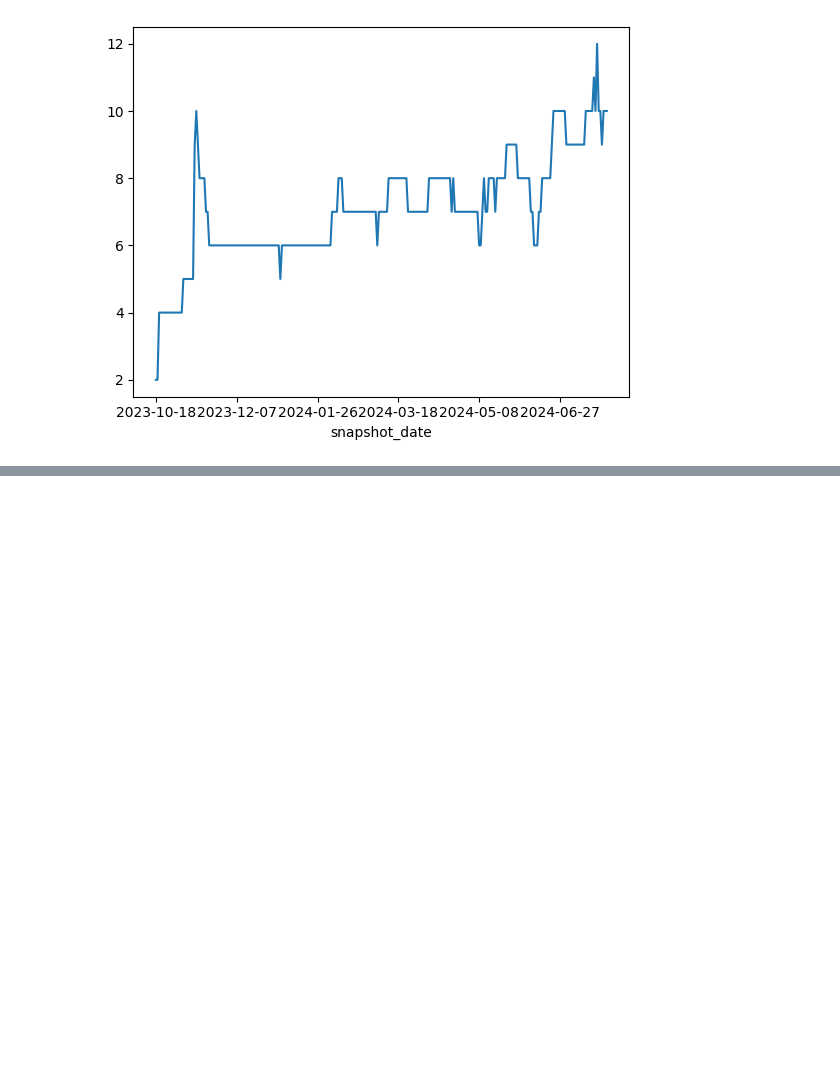
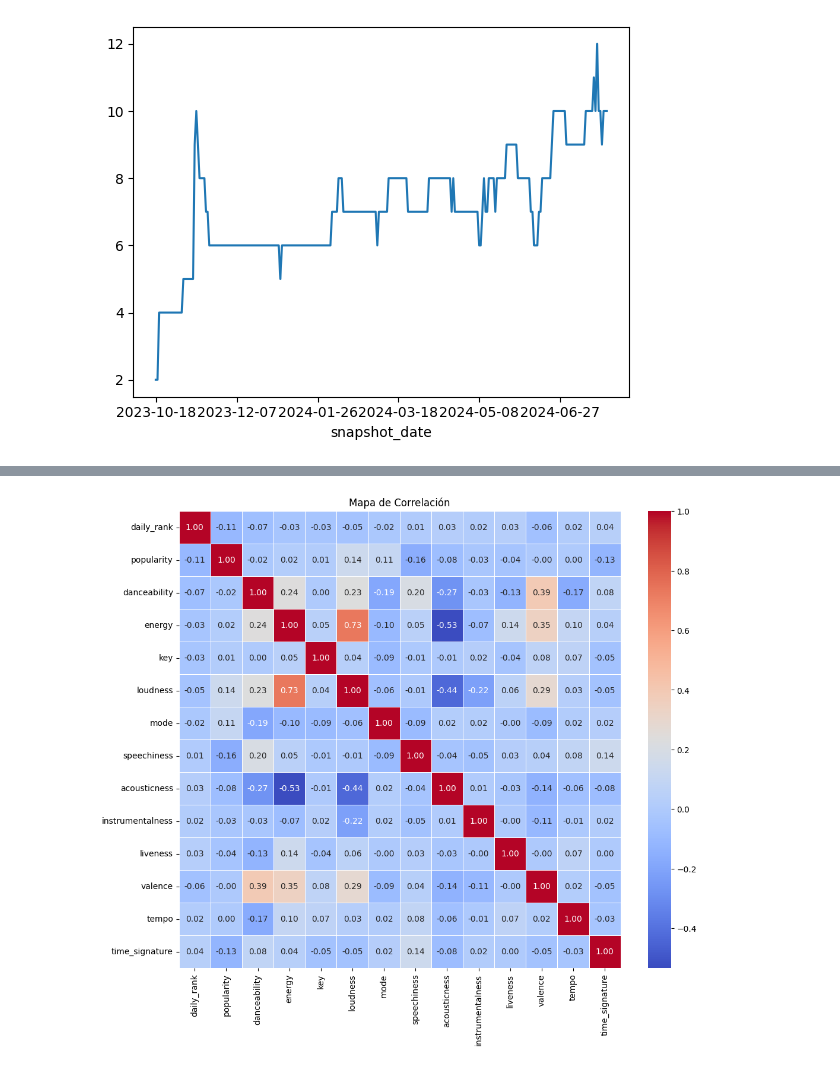
Before and after one commit to Erick0407/clase_07_spotify, a Jupyter notebook: 00_exploracion.ipynb, the cells around one changed output, grey strips where cells are left out. Cells and saved outputs as stored; diff of their text form; code cells hidden in the pictures; blank space fills up the shorter version.

```diff
--- a/00_exploracion.ipynb
+++ b/00_exploracion.ipynb
@@ -193,0 +274,11 @@ crismj_df.groupby('snapshot_date')['aparece_mj'].sum().plot()
+# %%
+# Calcular la matriz de correlación (excluyendo la columna de fecha)
+correlation_matrix = metrics_df.drop(columns=['snapshot_date']).corr()
+
+# Crear el mapa de calor
+plt.figure(figsize=(12, 10))
+sns.heatmap(correlation_matrix, annot=True, fmt=".2f", cmap='coolwarm', linewidths=0.5)
+plt.title('Mapa de Correlación')
+plt.show()
+# %% [output]
+[figure, added]
```
Also changed, not shown: parts of 6 cells of this notebook.
